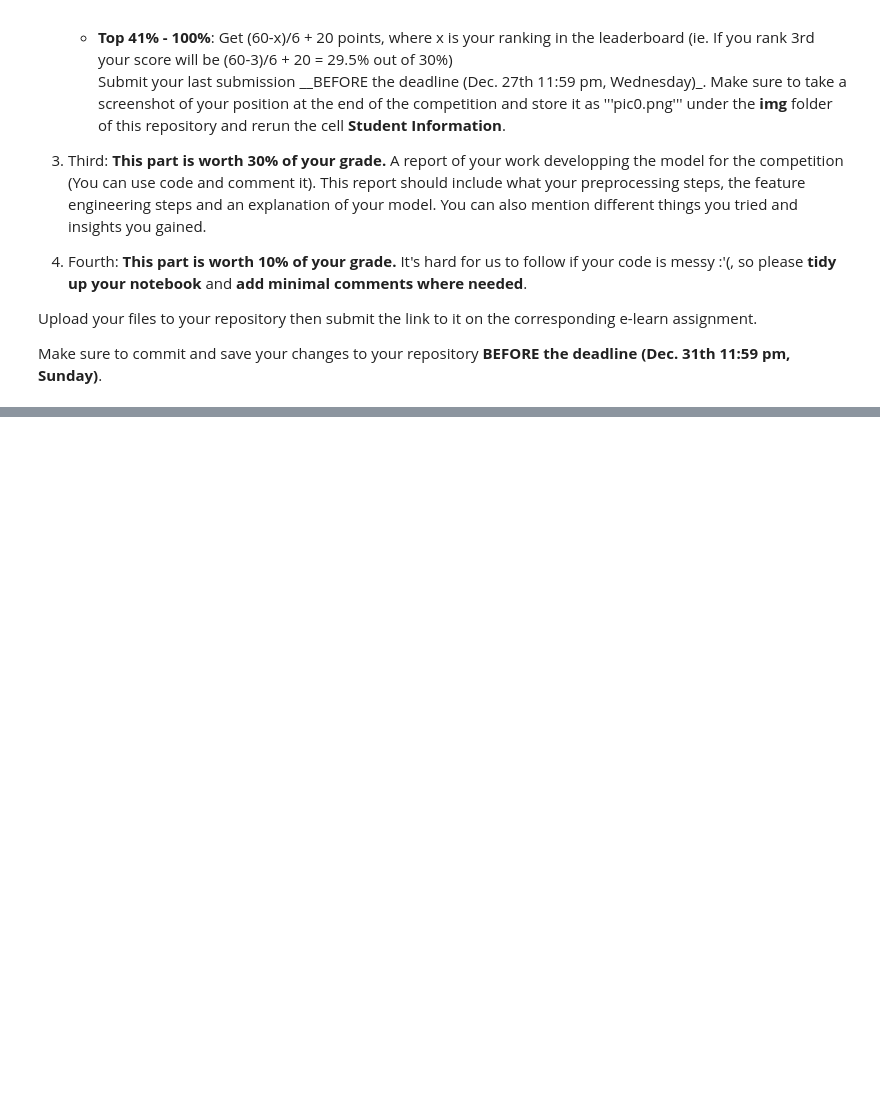
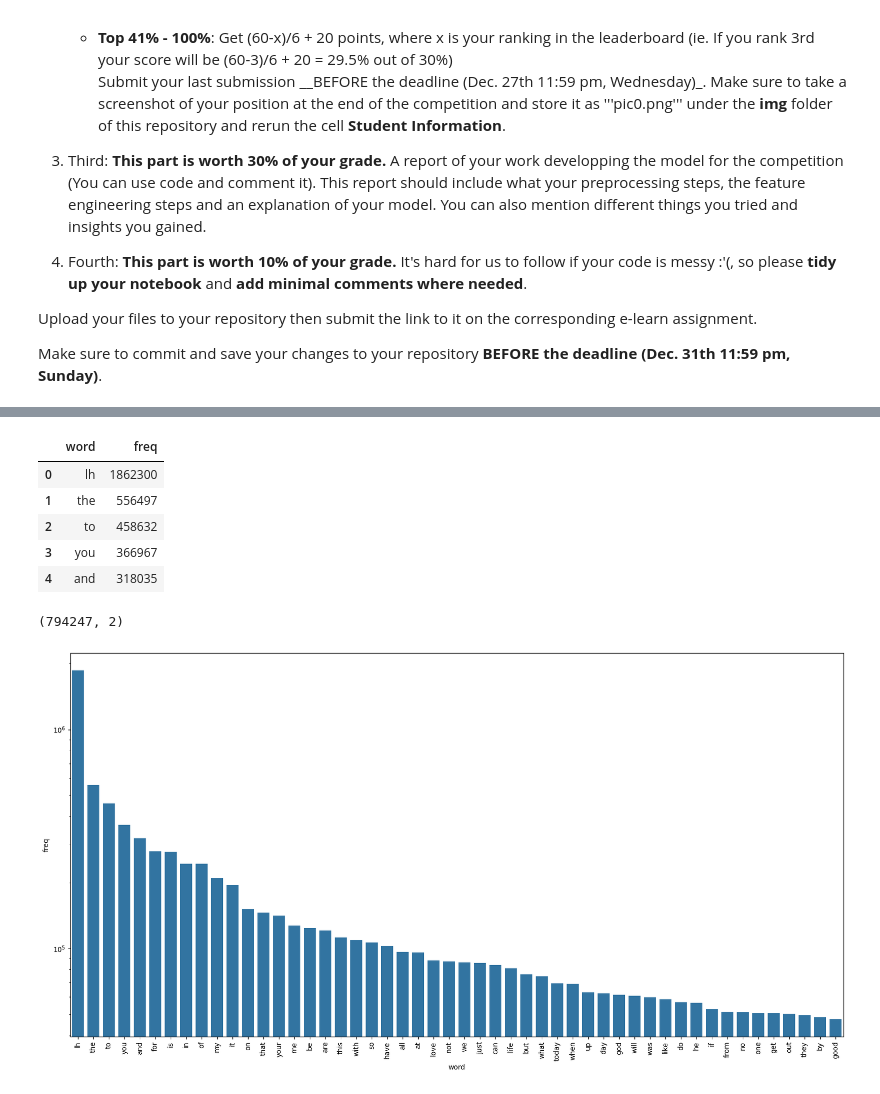
Before and after one commit to losh0427/DM2023-Lab2-Master, a Jupyter notebook: Homework/DM2023-Lab2-Homework.ipynb, the cells around one changed output, grey strips where cells are left out. Drawn from its saved outputs; the diff is of its cells as text; code cells hidden in the pictures; blank space fills up the shorter version.

```diff
--- a/Homework/DM2023-Lab2-Homework.ipynb
+++ b/Homework/DM2023-Lab2-Homework.ipynb
@@ -39,0 +235,24 @@ Make sure to commit and save your changes to your repository __BEFORE the deadli
+# %%
+#plot X_train_bow distribution and sort by frequency of words in descending order
+sum_words = X_train_bow.sum(axis=0)
+words_freq = [(word, sum_words[0, idx]) for word, idx in vectorizer.vocabulary_.items()]
+words_freq = sorted(words_freq, key=lambda x: x[1], reverse=True)
+words_freq = pd.DataFrame(words_freq, columns=['word', 'freq'])
+# %%
+display(words_freq.head())
+display(words_freq.shape)
+#top50 words
+plt.figure(figsize=(20, 10))
+sns.barplot(x='word', y='freq', data=words_freq[:50])
+plt.yscale('log')
+plt.xticks(rotation=90)
+plt.show()
+# %% [output]
+|  | word | freq |
+| 0 | lh | 1862300 |
+| 1 | the | 556497 |
+| 2 | to | 458632 |
+| 3 | you | 366967 |
+| 4 | and | 318035 |
+(794247, 2)
+[figure, added]
```
Also changed, not shown: parts of 35 cells of this notebook, 5 other files.
